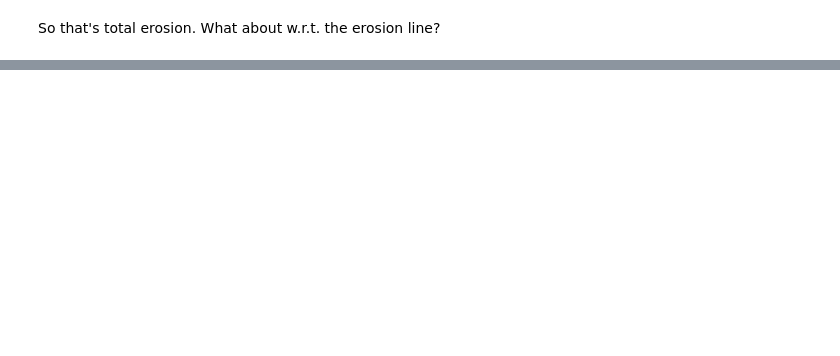
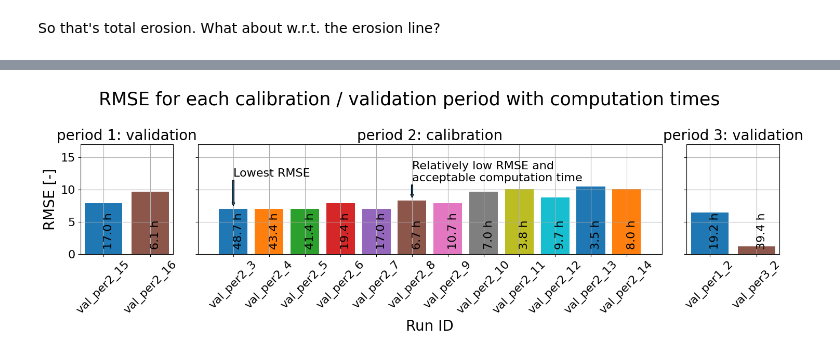
Before and after one commit to khdebruijn/thermo-morphological-model, a Jupyter notebook: results/view_erosion.ipynb, the cells around one changed output, grey strips where cells are left out. Drawn from its saved outputs; the diff is of its cells as text; code cells hidden in the pictures; blank space fills up the shorter version.

```diff
--- a/results/view_erosion.ipynb
+++ b/results/view_erosion.ipynb
@@ -272,0 +363,6 @@ fig.show()
+# %%
+df_RMSE_cal = df_RMSE.iloc[-4:,:]
+df_RMSE = df_RMSE.iloc[:-4,:]
+
+display(df_RMSE_cal)
+display(df_RMSE.tail())
@@ -272,0 +381,5 @@ fig.show()
+# %%
+# get the run with the best RMSE
+arg_best = np.argmin(df_RMSE.RMSE.values)
+
+print(f'Best (lowest) RMSE: {df_RMSE.iloc[arg_best]['runid']} with an RMSE of {df_RMSE.iloc[arg_best]['RMSE']:.2f}')
@@ -272,0 +388,84 @@ fig.show()
+# %%
+fig, ax = plt.subplots(1, 3, figsize=(15, 5), sharey=True, gridspec_kw={'width_ratios': [1, 5, 1]})
+
+ax[0].bar(
+    x=[1, 2],
+    height=df_RMSE_cal.iloc[0:2]['RMSE'],
+    width=0.8,
+    color=[[f"C{i}" for i in range(len(df_RMSE))][arg_best]] + ['C5']
+    )
+
+ax[1].bar(
+    x=np.arange(len(df_RMSE)),
+    height=df_RMSE['RMSE'],
+    width=0.8,
+    color=[f"C{i}" for i in range(len(df_RMSE))]
+    )
+
+ax[2].bar(
+    x=[1, 2],
+    height=df_RMSE_cal.iloc[2:4]['RMSE'],
+    width=0.8,
+    color=[[f"C{i}" for i in range(len(df_RMSE))][arg_best]] + ['C5']
+    )
+
+ax[0].set_ylim((0, 17))
+ax[1].set_ylim((0, 17))
+ax[2].set_ylim((0, 17))
+
+ax[0].set_xticks([1, 2], df_RMSE_cal.iloc[0:2,:]['runid'])
+ax[0].set_xticklabels(df_RMSE_cal.iloc[0:2,:]['runid'], rotation=45)
+ax[1].set_xticks(np.arange(len(df_RMSE)), df_RMSE['runid'])
+ax[1].set_xticklabels(df_RMSE['runid'], rotation=45)
+ax[2].set_xticks([1, 2], df_RMSE_cal.iloc[2:4,:]['runid'])
+ax[2].set_xticklabels(df_RMSE_cal.iloc[2:4,:]['runid'], rotation=45)
+
+ax[1].annotate(
+    'Lowest RMSE',
+    (np.arange(len(df_RMSE))[arg_best], df_RMSE['RMSE'][arg_best] + .5),
+    (np.arange(len(df_RMSE))[arg_best], df_RMSE['RMSE'][arg_best] + 5),
+    arrowprops={'width':2, 'headwidth':4, 'headlength':4}
+)
+
+ax[1].annotate(
+    'Relatively low RMSE and\nacceptable computation time',
+    (5, df_RMSE['RMSE'][5] + .5),
+    (5, df_RMSE['RMSE'][5] + 3),
+    arrowprops={'width':2, 'headwidth':4, 'headlength':4}
+)
+
+for i, row in df_RMSE.iterrows():
+    comp_time_h = row['run_time[s]'] / 3600
+    ax[1].annotate(f"{comp_time_h:.1f} h", (np.arange(len(df_RMSE))[i], 1), rotation=90)
+
+comp_time_h = df_RMSE_cal.iloc[0,:]['run_time[s]'] / 3600
+ax[0].annotate(f"{comp_time_h:.1f} h", (1, 1), rotation=90)
+comp_time_h = df_RMSE_cal.iloc[1,:]['run_time[s]'] / 3600
+ax[0].annotate(f"{comp_time_h:.1f} h", (2, 1), rotation=90)
+comp_time_h = df_RMSE_cal.iloc[2,:]['run_time[s]'] / 3600
+ax[2].annotate(f"{comp_time_h:.1f} h", (1, 1), rotation=90)
+comp_time_h = df_RMSE_cal.iloc[3,:]['run_time[s]'] / 3600
+ax[2].annotate(f"{comp_time_h:.1f} h", (2, 1), rotation=90)
+
+ax[0].set_ylabel('RMSE [-]')
+ax[1].set_xlabel('Run ID')
+
+ax[0].set_title('period 1: validation')
+ax[1].set_title('period 2: calibration')
+ax[2].set_title('period 3: validation')
+
+ax[0].grid()
+ax[1].grid()
+ax[2].grid()
+
+fig.suptitle('RMSE for each calibration / validation period with computation times')
+
+fig.tight_layout()
+
+fig.show()
+
+figname = 'RMSE_integrated_model.png'
+
+fig.savefig(os.path.join(save_path, figname), bbox_inches='tight', facecolor='white', transparent=False)
+# %% [output]
+[figure, added]
```
Also changed, not shown: parts of 19 cells of this notebook.
